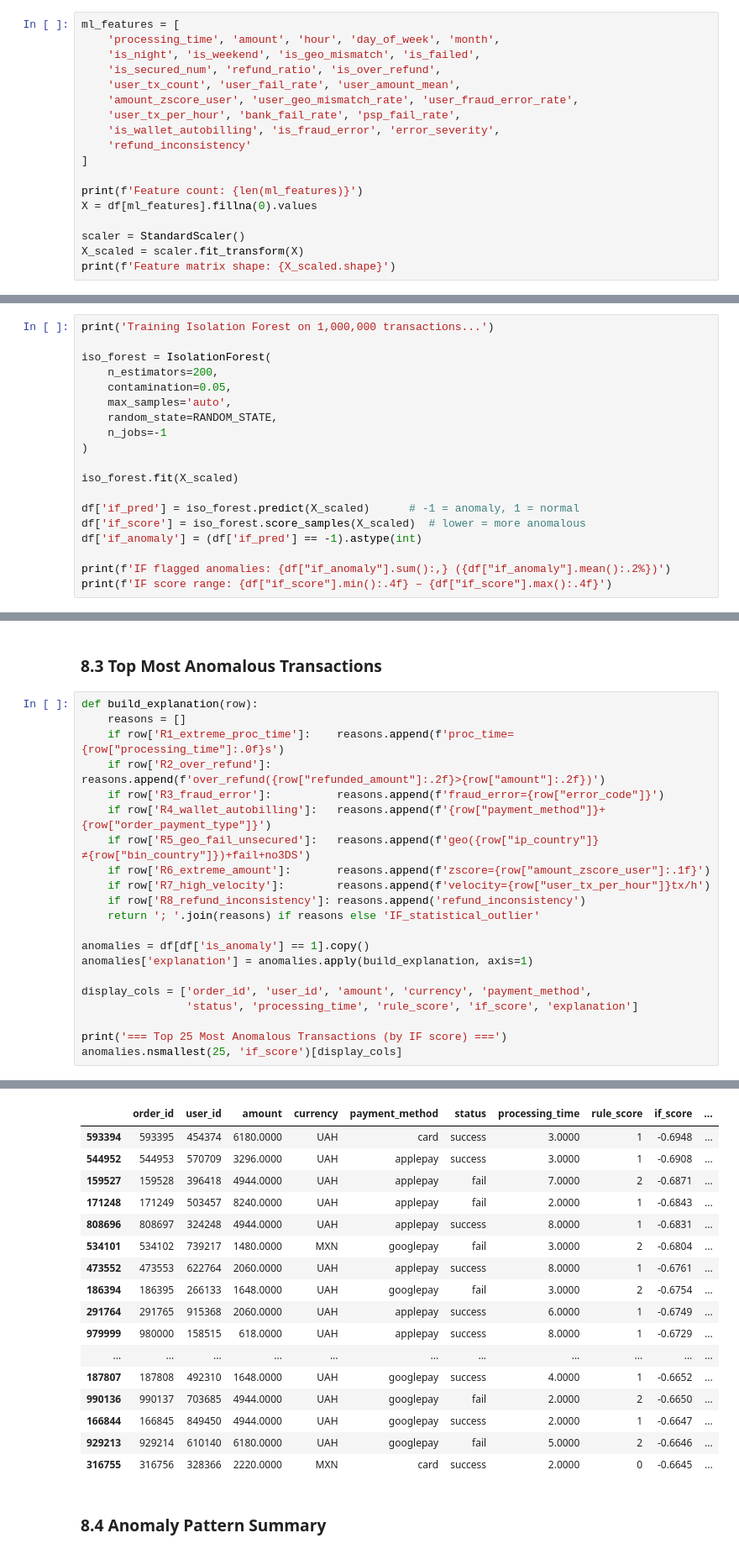
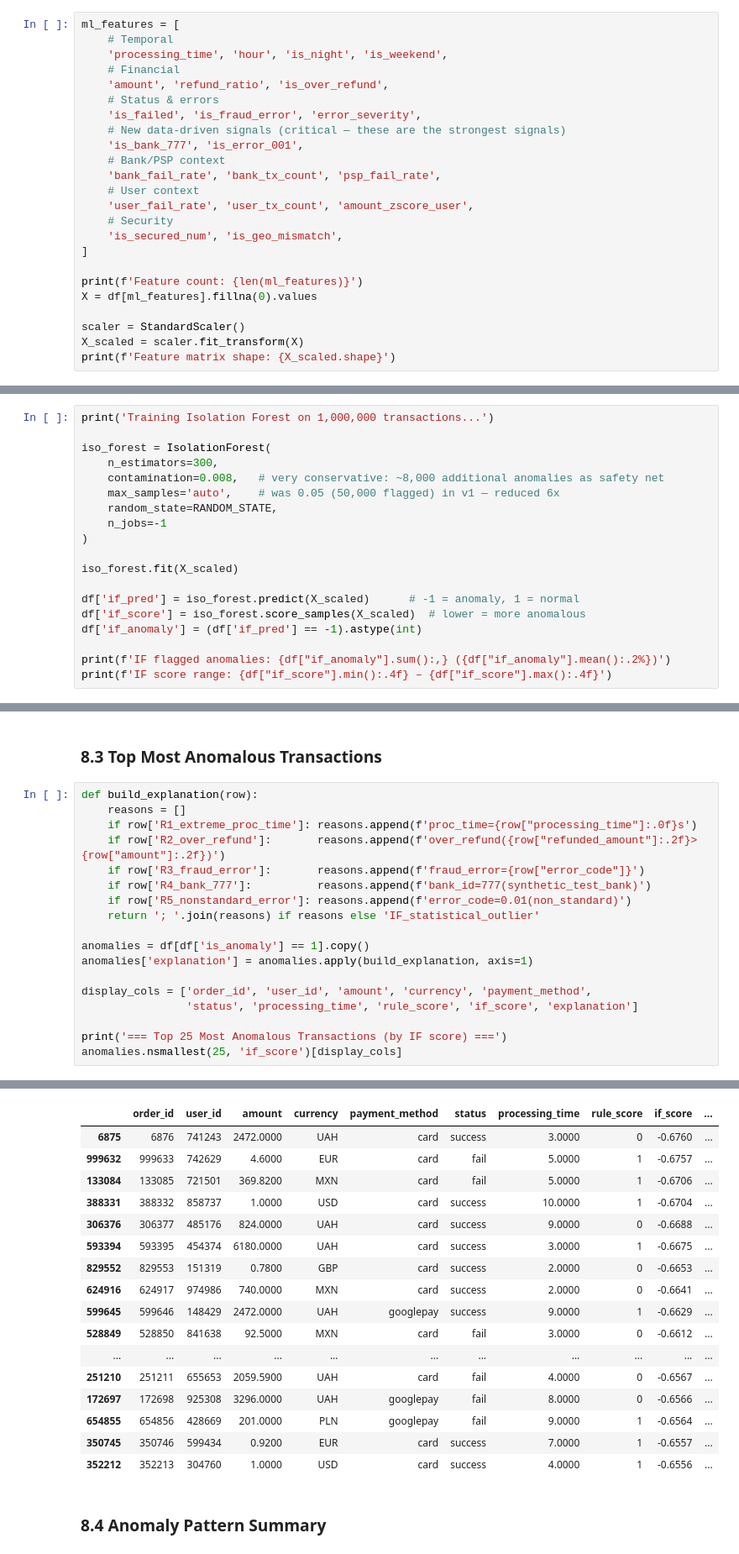
Before and after one commit to DenkoProg/labs, a Jupyter notebook: projects/int20h-2026-hackathon/kaggle.ipynb, the cells around one changed output, grey strips where cells are left out. Shown at 84% size. Cells and saved outputs as stored; diff of their text form.

```diff
--- a/projects/int20h-2026-hackathon/kaggle.ipynb
+++ b/projects/int20h-2026-hackathon/kaggle.ipynb
@@ -655,14 +666,20 @@ plt.show()
 - `contamination=0.05` = we expect approximately 5% anomaly rate
 # %%
 ml_features = [
-    'processing_time', 'amount', 'hour', 'day_of_week', 'month',
-    'is_night', 'is_weekend', 'is_geo_mismatch', 'is_failed',
-    'is_secured_num', 'refund_ratio', 'is_over_refund',
-    'user_tx_count', 'user_fail_rate', 'user_amount_mean',
-    'amount_zscore_user', 'user_geo_mismatch_rate', 'user_fraud_error_rate',
-    'user_tx_per_hour', 'bank_fail_rate', 'psp_fail_rate',
-    'is_wallet_autobilling', 'is_fraud_error', 'error_severity',
-    'refund_inconsistency'
+    # Temporal
+    'processing_time', 'hour', 'is_night', 'is_weekend',
+    # Financial
+    'amount', 'refund_ratio', 'is_over_refund',
+    # Status & errors
+    'is_failed', 'is_fraud_error', 'error_severity',
+    # New data-driven signals (critical — these are the strongest signals)
+    'is_bank_777', 'is_error_001',
+    # Bank/PSP context
+    'bank_fail_rate', 'bank_tx_count', 'psp_fail_rate',
+    # User context
+    'user_fail_rate', 'user_tx_count', 'amount_zscore_user',
+    # Security
+    'is_secured_num', 'is_geo_mismatch',
 ]
 
 print(f'Feature count: {len(ml_features)}')
@@ -678,9 +695,9 @@ Feature matrix shape: (1000000, 25)
 print('Training Isolation Forest on 1,000,000 transactions...')
 
 iso_forest = IsolationForest(
-    n_estimators=200,
-    contamination=0.05,
-    max_samples='auto',
+    n_estimators=300,
+    contamination=0.008,   # very conservative: ~8,000 additional anomalies as safety net
+    max_samples='auto',    # was 0.05 (50,000 flagged) in v1 — reduced 6x
     random_state=RANDOM_STATE,
     n_jobs=-1
 )
@@ -857,43 +874,40 @@ plt.show()
 # %%
 def build_explanation(row):
     reasons = []
-    if row['R1_extreme_proc_time']:    reasons.append(f'proc_time={row["processing_time"]:.0f}s')
-    if row['R2_over_refund']:          reasons.append(f'over_refund({row["refunded_amount"]:.2f}>{row["amount"]:.2f})')
-    if row['R3_fraud_error']:          reasons.append(f'fraud_error={row["error_code"]}')
-    if row['R4_wallet_autobilling']:   reasons.append(f'{row["payment_method"]}+{row["order_payment_type"]}')
-    if row['R5_geo_fail_unsecured']:   reasons.append(f'geo({row["ip_country"]}≠{row["bin_country"]})+fail+no3DS')
-    if row['R6_extreme_amount']:       reasons.append(f'zscore={row["amount_zscore_user"]:.1f}')
-    if row['R7_high_velocity']:        reasons.append(f'velocity={row["user_tx_per_hour"]}tx/h')
-    if row['R8_refund_inconsistency']: reasons.append('refund_inconsistency')
+    if row['R1_extreme_proc_time']: reasons.append(f'proc_time={row["processing_time"]:.0f}s')
+    if row['R2_over_refund']:       reasons.append(f'over_refund({row["refunded_amount"]:.2f}>{row["amount"]:.2f})')
+    if row['R3_fraud_error']:       reasons.append(f'fraud_error={row["error_code"]}')
+    if row['R4_bank_777']:          reasons.append(f'bank_id=777(synthetic_test_bank)')
+    if row['R5_nonstandard_error']: reasons.append(f'error_code=0.01(non_standard)')
     return '; '.join(reasons) if reasons else 'IF_statistical_outlier'
 
 anomalies = df[df['is_anomaly'] == 1].copy()
 anomalies['explanation'] = anomalies.apply(build_explanation, axis=1)
 
 display_cols = ['order_id', 'user_id', 'amount', 'currency', 'payment_method',
                 'status', 'processing_time', 'rule_score', 'if_score', 'explanation']
 
 print('=== Top 25 Most Anomalous Transactions (by IF score) ===')
 anomalies.nsmallest(25, 'if_score')[display_cols]
 # %% [output]
 === Top 25 Most Anomalous Transactions (by IF score) ===
 |  | order_id | user_id | amount | currency | payment_method | status | processing_time | rule_score | if_score | ... |
-| 593394 | 593395 | 454374 | 6180.0000 | UAH | card | success | 3.0000 | 1 | -0.6948 | ... |
-| 544952 | 544953 | 570709 | 3296.0000 | UAH | applepay | success | 3.0000 | 1 | -0.6908 | ... |
-| 159527 | 159528 | 396418 | 4944.0000 | UAH | applepay | fail | 7.0000 | 2 | -0.6871 | ... |
-| 171248 | 171249 | 503457 | 8240.0000 | UAH | applepay | fail | 2.0000 | 1 | -0.6843 | ... |
-| 808696 | 808697 | 324248 | 4944.0000 | UAH | applepay | success | 8.0000 | 1 | -0.6831 | ... |
-| 534101 | 534102 | 739217 | 1480.0000 | MXN | googlepay | fail | 3.0000 | 2 | -0.6804 | ... |
-| 473552 | 473553 | 622764 | 2060.0000 | UAH | applepay | success | 8.0000 | 1 | -0.6761 | ... |
-| 186394 | 186395 | 266133 | 1648.0000 | UAH | googlepay | fail | 3.0000 | 2 | -0.6754 | ... |
-| 291764 | 291765 | 915368 | 2060.0000 | UAH | applepay | success | 6.0000 | 1 | -0.6749 | ... |
-| 979999 | 980000 | 158515 | 618.0000 | UAH | applepay | success | 8.0000 | 1 | -0.6729 | ... |
+| 6875 | 6876 | 741243 | 2472.0000 | UAH | card | success | 3.0000 | 0 | -0.6760 | ... |
+| 999632 | 999633 | 742629 | 4.6000 | EUR | card | fail | 5.0000 | 1 | -0.6757 | ... |
+| 133084 | 133085 | 721501 | 369.8200 | MXN | card | fail | 5.0000 | 1 | -0.6706 | ... |
+| 388331 | 388332 | 858737 | 1.0000 | USD | card | success | 10.0000 | 1 | -0.6704 | ... |
+| 306376 | 306377 | 485176 | 824.0000 | UAH | card | success | 9.0000 | 0 | -0.6688 | ... |
+| 593394 | 593395 | 454374 | 6180.0000 | UAH | card | success | 3.0000 | 1 | -0.6675 | ... |
+| 829552 | 829553 | 151319 | 0.7800 | GBP | card | success | 2.0000 | 0 | -0.6653 | ... |
+| 624916 | 624917 | 974986 | 740.0000 | MXN | card | success | 2.0000 | 0 | -0.6641 | ... |
+| 599645 | 599646 | 148429 | 2472.0000 | UAH | googlepay | success | 9.0000 | 1 | -0.6629 | ... |
+| 528849 | 528850 | 841638 | 92.5000 | MXN | card | fail | 3.0000 | 0 | -0.6612 | ... |
 | ... | ... | ... | ... | ... | ... | ... | ... | ... | ... | ... |
-| 187807 | 187808 | 492310 | 1648.0000 | UAH | googlepay | success | 4.0000 | 1 | -0.6652 | ... |
-| 990136 | 990137 | 703685 | 4944.0000 | UAH | googlepay | fail | 2.0000 | 2 | -0.6650 | ... |
-| 166844 | 166845 | 849450 | 4944.0000 | UAH | googlepay | success | 2.0000 | 1 | -0.6647 | ... |
-| 929213 | 929214 | 610140 | 6180.0000 | UAH | googlepay | fail | 5.0000 | 2 | -0.6646 | ... |
-| 316755 | 316756 | 328366 | 2220.0000 | MXN | card | success | 2.0000 | 0 | -0.6645 | ... |
+| 251210 | 251211 | 655653 | 2059.5900 | UAH | card | fail | 4.0000 | 0 | -0.6567 | ... |
+| 172697 | 172698 | 925308 | 3296.0000 | UAH | googlepay | fail | 8.0000 | 0 | -0.6566 | ... |
+| 654855 | 654856 | 428669 | 201.0000 | PLN | googlepay | fail | 9.0000 | 1 | -0.6564 | ... |
+| 350745 | 350746 | 599434 | 0.9200 | EUR | card | success | 7.0000 | 1 | -0.6557 | ... |
+| 352212 | 352213 | 304760 | 1.0000 | USD | card | success | 4.0000 | 1 | -0.6556 | ... |
 # %% [markdown]
 ### 8.4 Anomaly Pattern Summary
 # %%
```
Also changed, not shown: parts of 16 cells of this notebook, 1 other file.
